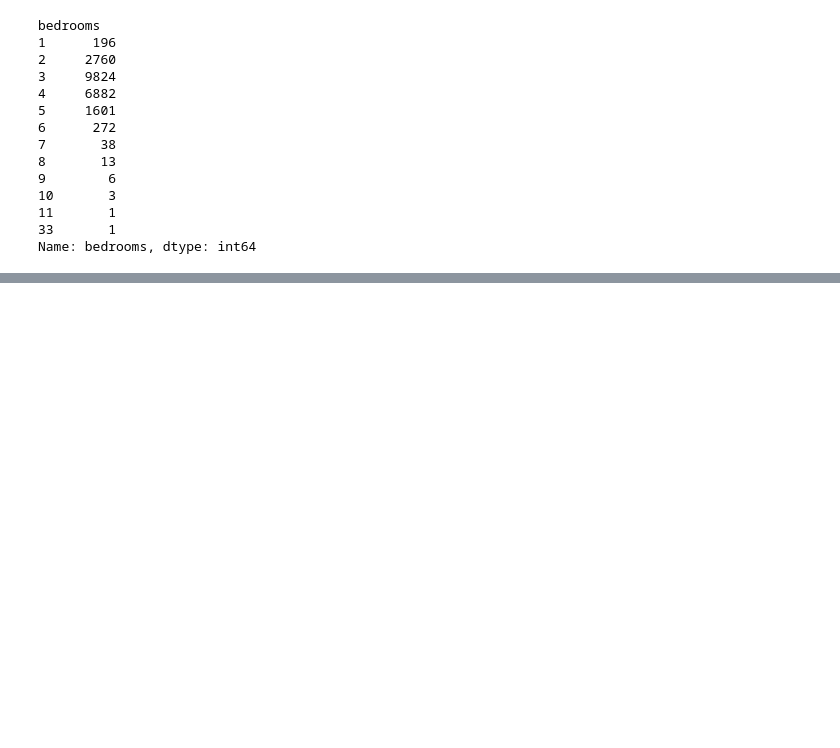
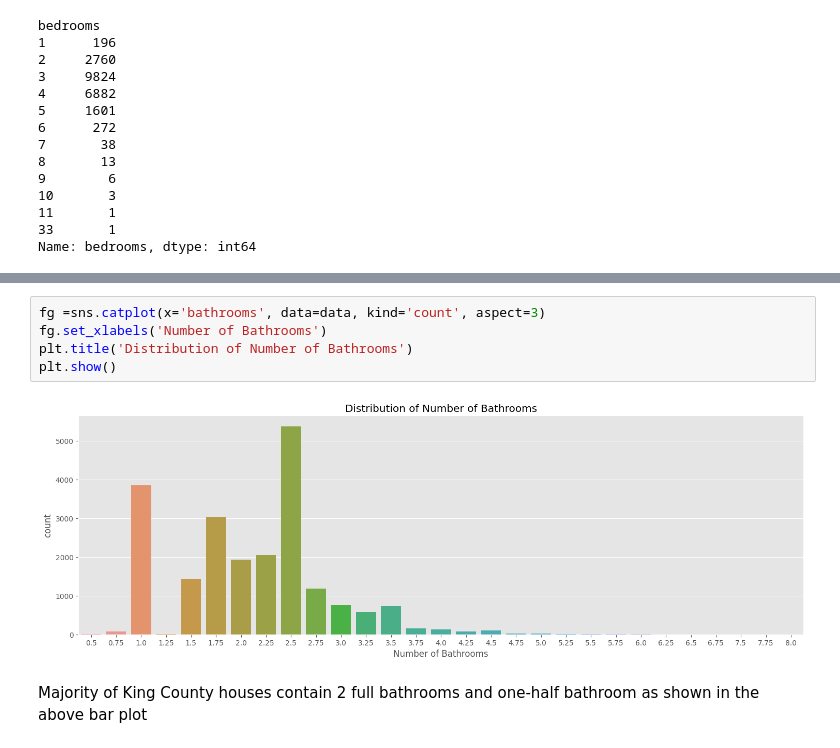
Before and after one commit to Brenda-Mutai/phase-2-project, a Jupyter notebook: student.ipynb, the cells around one changed output, grey strips where cells are left out. Drawn from its saved outputs; the diff is of its cells as text; blank space fills up the shorter version.

```diff
--- a/student.ipynb
+++ b/student.ipynb
@@ -115,0 +147,9 @@ Name: bedrooms, dtype: int64
+# %%
+fg =sns.catplot(x='bathrooms', data=data, kind='count', aspect=3)
+fg.set_xlabels('Number of Bathrooms')
+plt.title('Distribution of Number of Bathrooms')
+plt.show()
+# %% [output]
+[figure, added]
+# %% [markdown]
+Majority of King County houses contain 2 full bathrooms and one-half bathroom as shown in the above bar plot
```
Also changed, not shown: parts of 9 cells of this notebook.
